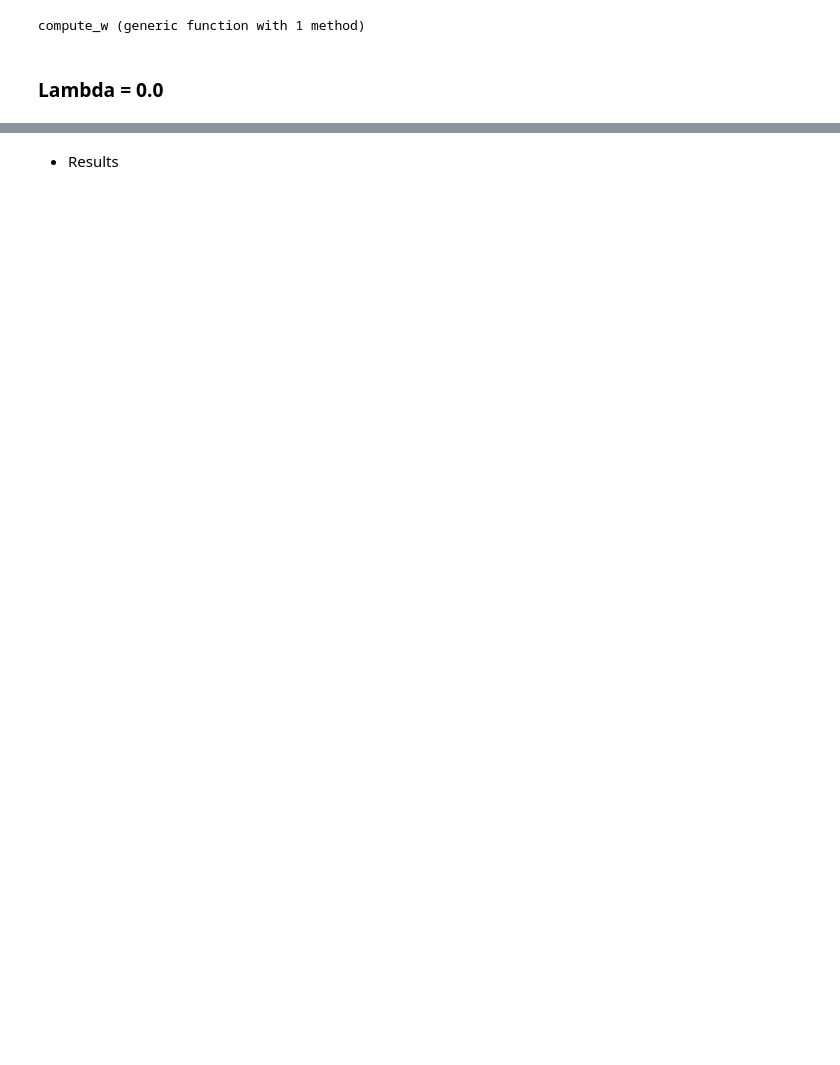
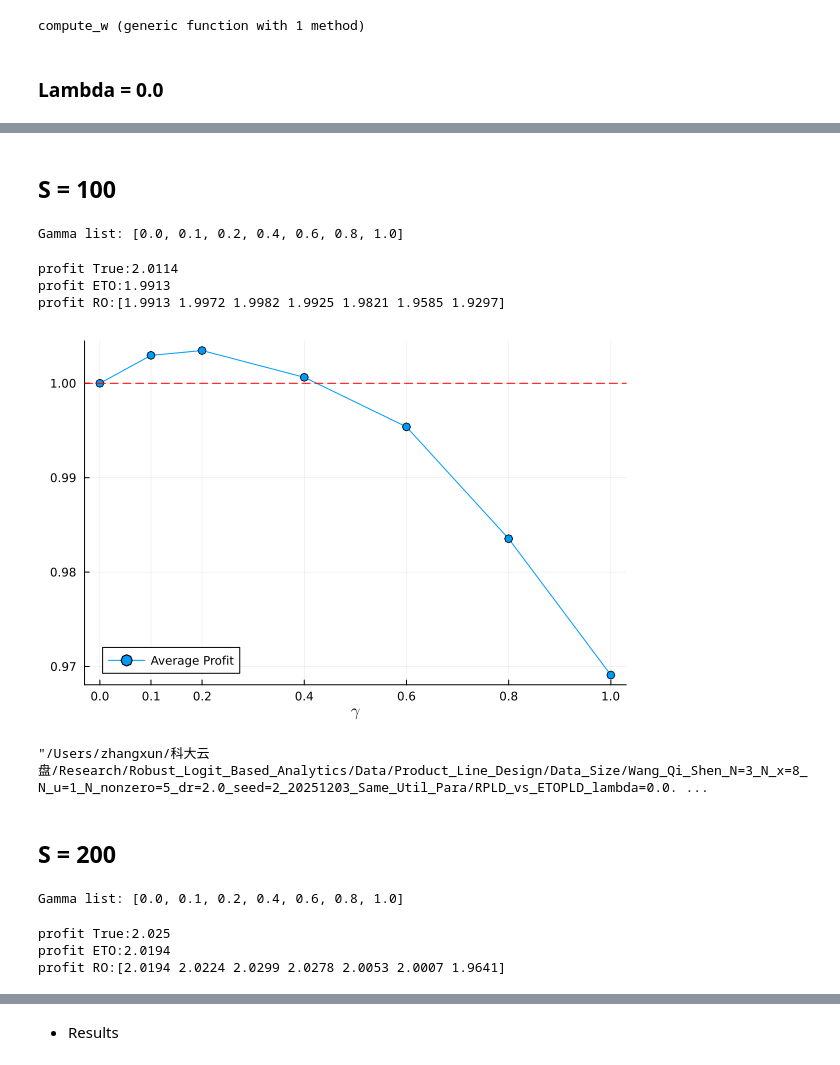
Before and after one commit to xunzhang-sjtu/Robust_Exp, a Jupyter notebook: Product_Line_Design/Experiment_Sample_Size.ipynb, the cells around one changed output, grey strips where cells are left out. Saved outputs shown, nothing was run; the diff lists cells and outputs as text; code cells hidden in the pictures; blank space fills up the shorter version.

```diff
--- a/Product_Line_Design/Experiment_Sample_Size.ipynb
+++ b/Product_Line_Design/Experiment_Sample_Size.ipynb
@@ -200,0 +300,31 @@ end
+# %% [markdown]
+## S = 100
+# %%
+S_train = 100
+RST_True_All = load(string(data_dir, "RST_True_S=$(S_train)_lambda=$(lambda).jld2"));
+RST_ETO_All = load(string(data_dir, "RST_ETO_S=$(S_train)_lambda=$(lambda).jld2"));
+RST_RO_All = load(string(data_dir, "RST_RO_S=$(S_train)_lambda=$(lambda).jld2"));
+# %%
+gamma_list = sort([parse(Float64, split(k, "=")[end]) for k in keys(RST_RO_All["ins=1"])])
+gamma_list = gamma_list[1:7]
+println("Gamma list: ", gamma_list)
+# %% [output]
+Gamma list: [0.0, 0.1, 0.2, 0.4, 0.6, 0.8, 1.0]
+# %%
+profit_True, profit_ETO, profit_RO = obtain_profits(RST_True_All, RST_ETO_All, RST_RO_All, instances, gamma_list);
+println("profit True:",round.(mean(profit_True),digits=4))
+println("profit ETO:",round.(mean(profit_ETO),digits=4))
+println("profit RO:",round.(mean(profit_RO,dims=1),digits=4))
+# %% [output]
+profit True:2.0114
+profit ETO:1.9913
+profit RO:[1.9913 1.9972 1.9982 1.9925 1.9821 1.9585 1.9297]
+# %%
+fig_name = string(data_dir, "RPLD_vs_ETOPLD_lambda=$lambda.pdf")
+include_std = false
+line_plot_RPLD_vs_ETOPLD(profit_ETO,profit_RO,gamma_list,include_std,fig_name)
+# %% [output]
+[figure, added]
+"/Users/zhangxun/科大云盘/Research/Robust_Logit_Based_Analytics/Data/Product_Line_Design/Data_Size/Wang_Qi_Shen_N=3_N_x=8_N_u=1_N_nonzero=5_dr=2.0_seed=2_20251203_Same_Util_Para/RPLD_vs_ETOPLD_lambda=0.0. ...
+# %% [markdown]
+## S = 200
@@ -200,0 +336,15 @@ end
+# %%
+gamma_list = sort([parse(Float64, split(k, "=")[end]) for k in keys(RST_RO_All["ins=1"])])
+gamma_list = gamma_list[1:7]
+println("Gamma list: ", gamma_list)
+# %% [output]
+Gamma list: [0.0, 0.1, 0.2, 0.4, 0.6, 0.8, 1.0]
+# %%
+profit_True, profit_ETO, profit_RO = obtain_profits(RST_True_All, RST_ETO_All, RST_RO_All, instances, gamma_list);
+println("profit True:",round.(mean(profit_True),digits=4))
+println("profit ETO:",round.(mean(profit_ETO),digits=4))
+println("profit RO:",round.(mean(profit_RO,dims=1),digits=4))
+# %% [output]
+profit True:2.025
+profit ETO:2.0194
+profit RO:[2.0194 2.0224 2.0299 2.0278 2.0053 2.0007 1.9641]
```
Also changed, not shown: parts of 18 cells of this notebook, 6 other files.
